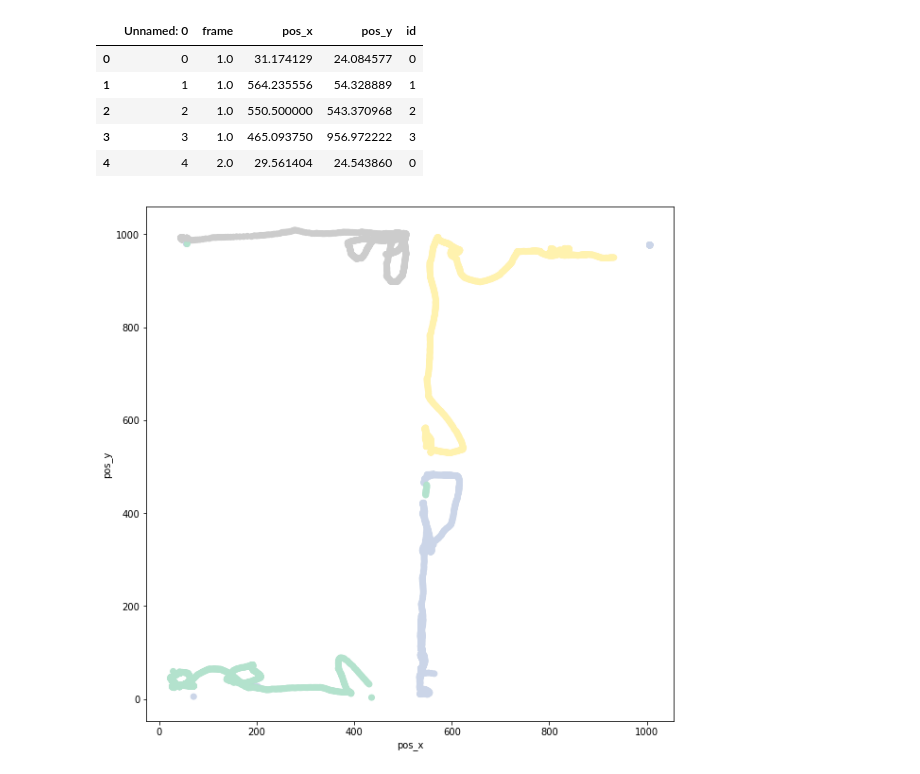
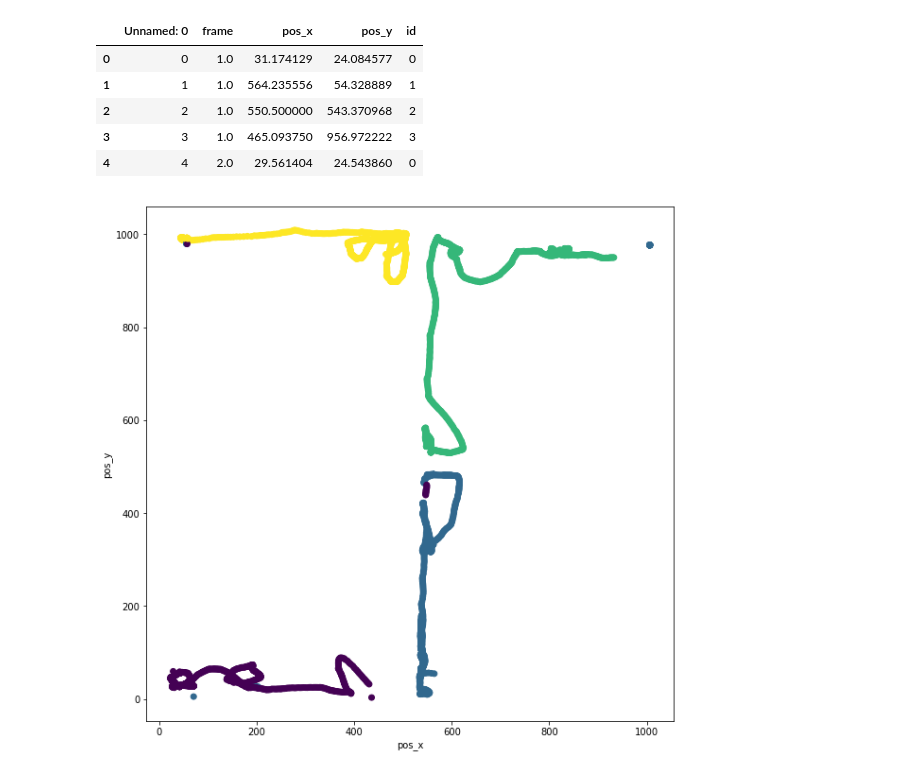
Before and after one commit to vivekhsridhar/tracktor, a Jupyter notebook: examples/toxtrac_videos/Guppy1.ipynb, the cells around one changed output. Cells and saved outputs as stored; diff of their text form; code cells hidden in the pictures.

```diff
--- a/examples/toxtrac_videos/Guppy1.ipynb
+++ b/examples/toxtrac_videos/Guppy1.ipynb
@@ -145,10 +145,10 @@ df.head()
 # %%
 import matplotlib.pyplot as plt
 
 plt.figure(figsize=(10,10))
-plt.scatter(df['pos_x'], df['pos_y'], c=df['id'], cmap='Pastel2')
+plt.scatter(df['pos_x'], df['pos_y'], c=df['id'])
 plt.xlabel('pos_x')
 plt.ylabel('pos_y')
 plt.show()
 # %% [output]
-[figure, old version]
+[figure, new version]
```
